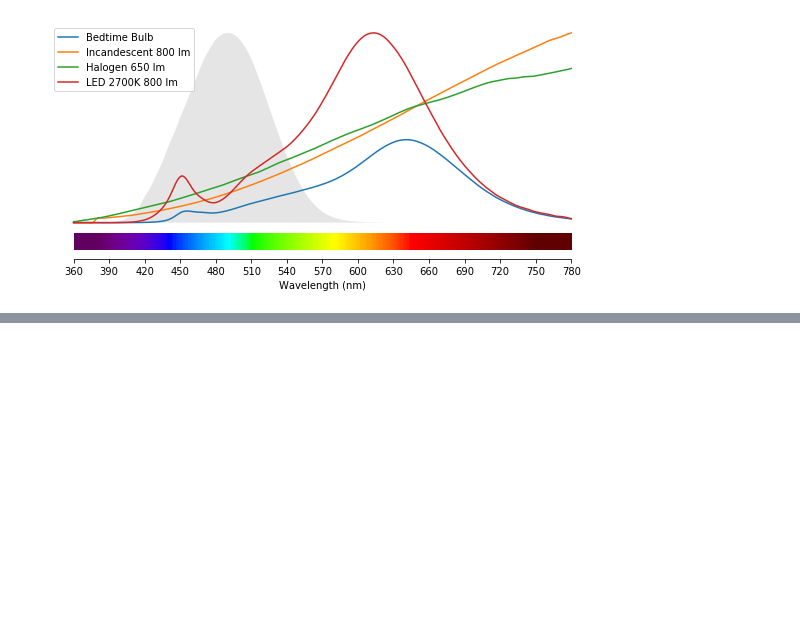
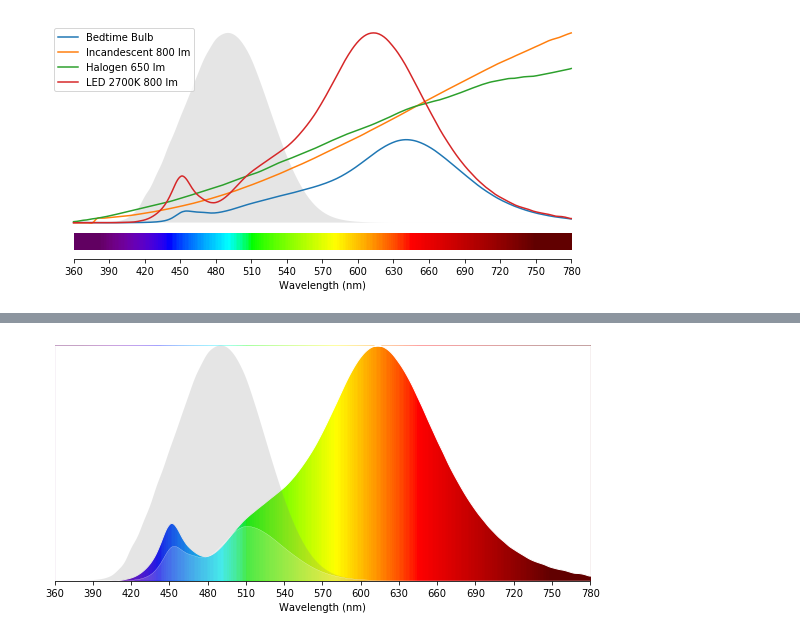
Before and after one commit to yeutterg/beautiful-photometry, a Jupyter notebook: examples/beautiful_photometry.ipynb, the cells around one changed output, grey strips where cells are left out. Saved outputs shown, nothing was run; the diff lists cells and outputs as text; code cells hidden in the pictures; blank space fills up the shorter version.

```diff
--- a/examples/beautiful_photometry.ipynb
+++ b/examples/beautiful_photometry.ipynb
@@ -158,0 +195,5 @@ plot_multi_spectrum([get_l_cone_curve(), get_m_cone_curve(), get_s_cone_curve()]
+# %%
+# 2700K LED
+plot_spectrum(led2700, hideyaxis=True, melanopic_curve=True, melanopic_stimulus=True, filename='../out/LED 2700K.png')
+# %% [output]
+[figure, added]
```
Also changed, not shown: parts of 12 cells of this notebook.
